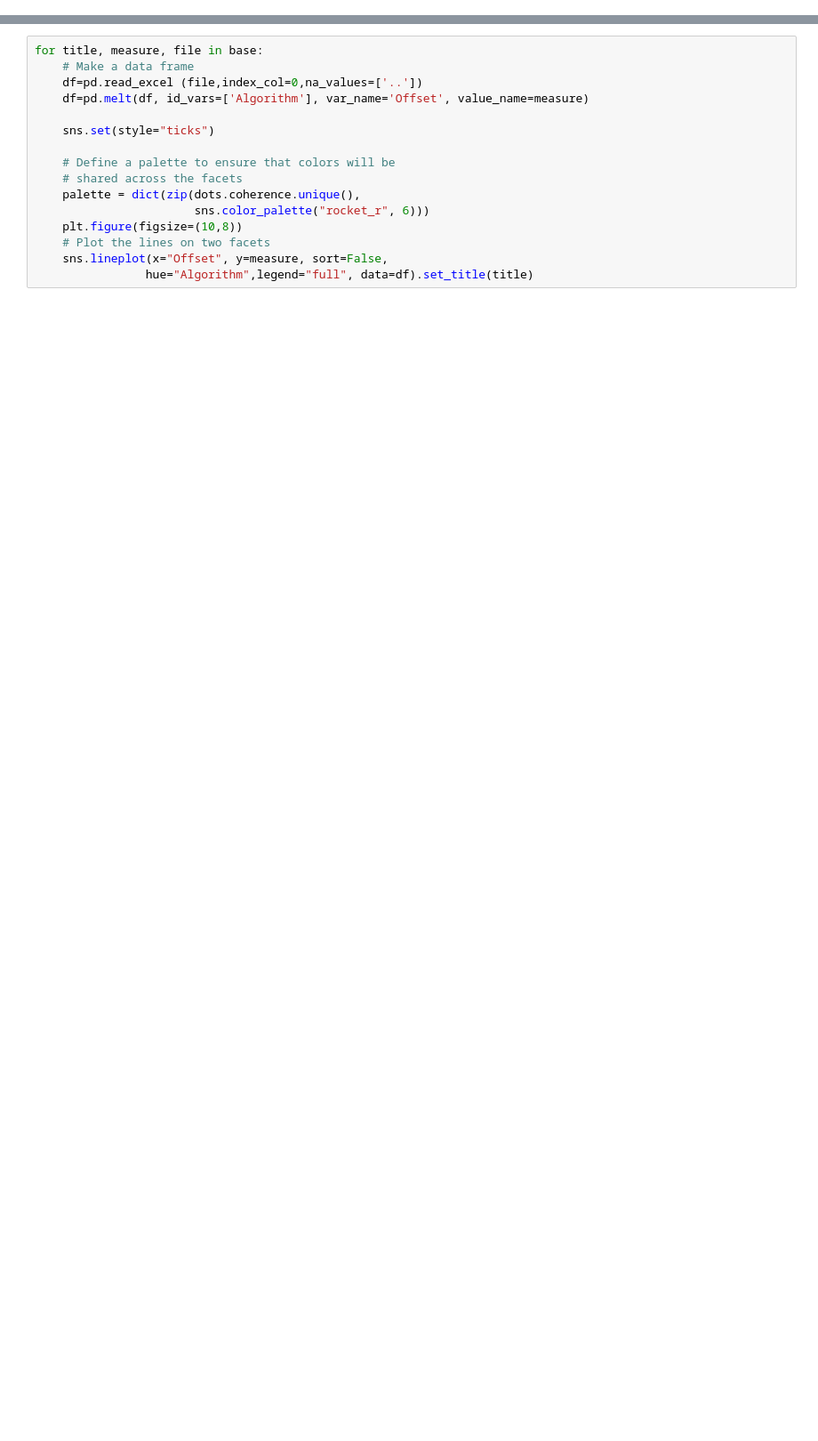
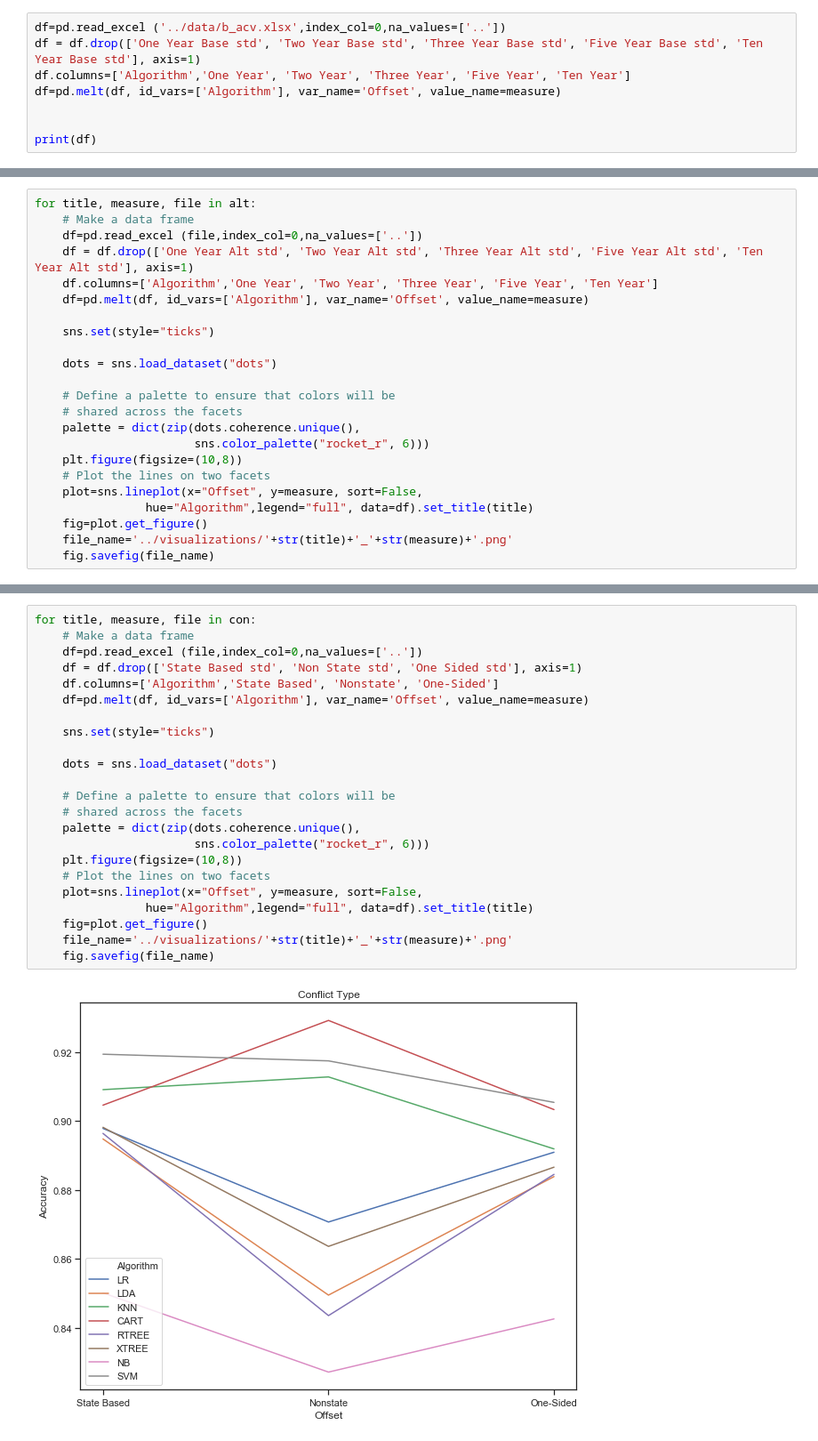
Before and after one commit to bpodojil/Conflict_Prediction, a Jupyter notebook: code/visualizations.ipynb, the cells around one changed output, grey strips where cells are left out. Shown at 89% size. Drawn from its saved outputs; the diff is of its cells as text; blank space fills up the shorter version.

```diff
--- a/code/visualizations.ipynb
+++ b/code/visualizations.ipynb
@@ -58,0 +97,8 @@ con.append(('Conflict Type w/ Dummies and PCA F1 Score', '../data/cpd_fcv.xlsx')
+# %%
+df=pd.read_excel ('../data/b_acv.xlsx',index_col=0,na_values=['..'])
+df = df.drop(['One Year Base std', 'Two Year Base std', 'Three Year Base std', 'Five Year Base std', 'Ten Year Base std'], axis=1)
+df.columns=['Algorithm','One Year', 'Two Year', 'Three Year', 'Five Year', 'Ten Year']
+df=pd.melt(df, id_vars=['Algorithm'], var_name='Offset', value_name=measure)
+
+
+print(df)
@@ -58,0 +123,23 @@ con.append(('Conflict Type w/ Dummies and PCA F1 Score', '../data/cpd_fcv.xlsx')
+# %%
+for title, measure, file in alt:
+    # Make a data frame
+    df=pd.read_excel (file,index_col=0,na_values=['..'])
+    df = df.drop(['One Year Alt std', 'Two Year Alt std', 'Three Year Alt std', 'Five Year Alt std', 'Ten Year Alt std'], axis=1)
+    df.columns=['Algorithm','One Year', 'Two Year', 'Three Year', 'Five Year', 'Ten Year']
+    df=pd.melt(df, id_vars=['Algorithm'], var_name='Offset', value_name=measure)
+
+    sns.set(style="ticks")
+
+    dots = sns.load_dataset("dots")
+
+    # Define a palette to ensure that colors will be
+    # shared across the facets
+    palette = dict(zip(dots.coherence.unique(),
+                       sns.color_palette("rocket_r", 6)))
+    plt.figure(figsize=(10,8))
+    # Plot the lines on two facets
+    plot=sns.lineplot(x="Offset", y=measure, sort=False,
+                hue="Algorithm",legend="full", data=df).set_title(title)
+    fig=plot.get_figure()
+    file_name='../visualizations/'+str(title)+'_'+str(measure)+'.png'
+    fig.savefig(file_name)
@@ -59,16 +159,25 @@ con.append(('Conflict Type w/ Dummies and PCA F1 Score', '../data/cpd_fcv.xlsx')
 # %%
-for title, measure, file in base:
+for title, measure, file in con:
     # Make a data frame
     df=pd.read_excel (file,index_col=0,na_values=['..'])
+    df = df.drop(['State Based std', 'Non State std', 'One Sided std'], axis=1)
+    df.columns=['Algorithm','State Based', 'Nonstate', 'One-Sided']
     df=pd.melt(df, id_vars=['Algorithm'], var_name='Offset', value_name=measure)
 
     sns.set(style="ticks")
+
+    dots = sns.load_dataset("dots")
 
     # Define a palette to ensure that colors will be
     # shared across the facets
     palette = dict(zip(dots.coherence.unique(),
                        sns.color_palette("rocket_r", 6)))
     plt.figure(figsize=(10,8))
     # Plot the lines on two facets
-    sns.lineplot(x="Offset", y=measure, sort=False,
+    plot=sns.lineplot(x="Offset", y=measure, sort=False,
                 hue="Algorithm",legend="full", data=df).set_title(title)
+    fig=plot.get_figure()
+    file_name='../visualizations/'+str(title)+'_'+str(measure)+'.png'
+    fig.savefig(file_name)
+# %% [output]
+[figure, added]
```
Also changed, not shown: parts of 19 cells of this notebook, 18 other files.
